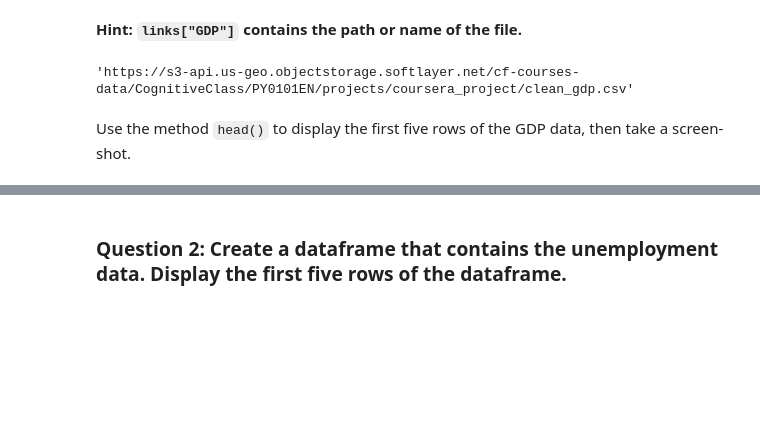
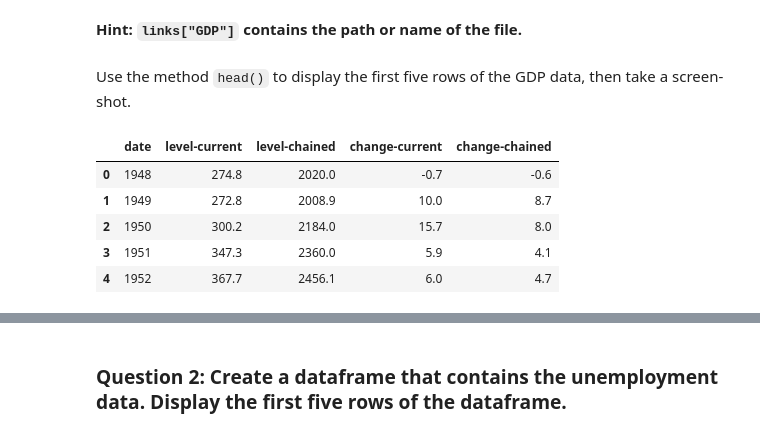
Before and after one commit to jianxungao/python-for-data-sci, a Jupyter notebook: week5_work.ipynb, the cells around one changed output, grey strips where cells are left out. Cells and saved outputs as stored; diff of their text form; code cells hidden in the pictures; blank space fills up the shorter version.

```diff
--- a/week5_work.ipynb
+++ b/week5_work.ipynb
@@ -57,10 +57,17 @@ Use the dictionary <code>links</code> and the function <code>pd.read_csv</code>
 <b>Hint: <code>links["GDP"]</code> contains the path or name of the file.</b>
 # %%
 # Type your code here
-links["GDP"]
+# links["GDP"]
+df = pd.read_csv(links["GDP"])
-# %% [output]
-'https://s3-api.us-geo.objectstorage.softlayer.net/cf-courses-data/CognitiveClass/PY0101EN/projects/coursera_project/clean_gdp.csv'
 # %% [markdown]
 Use the method <code>head()</code> to display the first five rows of the GDP data, then take a screen-shot.
 # %%
 # Type your code here
+df.head()
+# %% [output]
+|  | date | level-current | level-chained | change-current | change-chained |
+| 0 | 1948 | 274.8 | 2020.0 | -0.7 | -0.6 |
+| 1 | 1949 | 272.8 | 2008.9 | 10.0 | 8.7 |
+| 2 | 1950 | 300.2 | 2184.0 | 15.7 | 8.0 |
+| 3 | 1951 | 347.3 | 2360.0 | 5.9 | 4.1 |
+| 4 | 1952 | 367.7 | 2456.1 | 6.0 | 4.7 |
```
Also changed, not shown: parts of 13 cells of this notebook.
